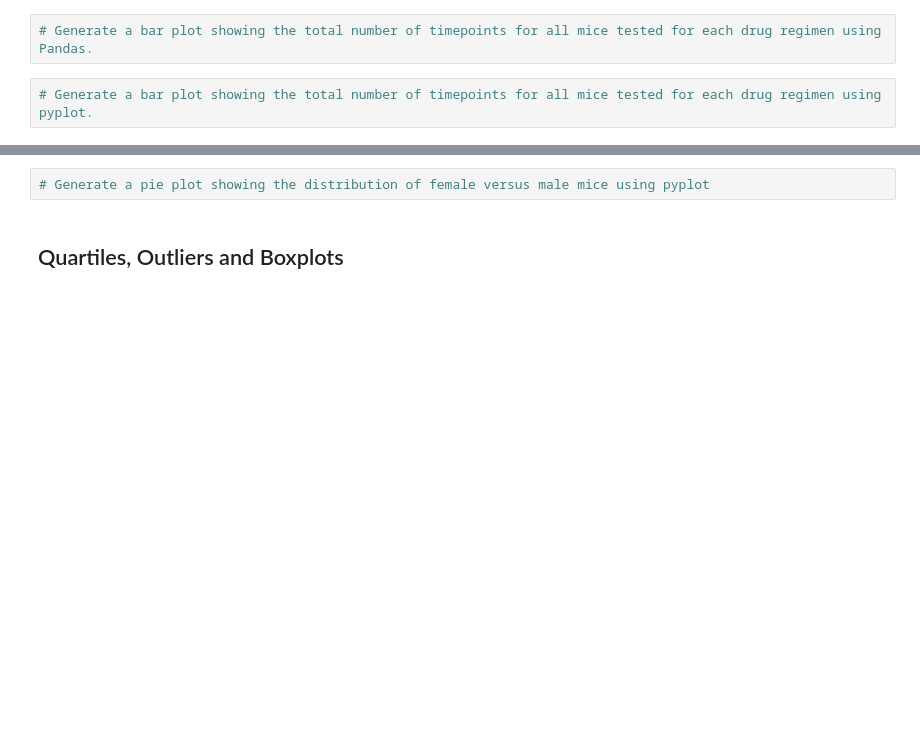
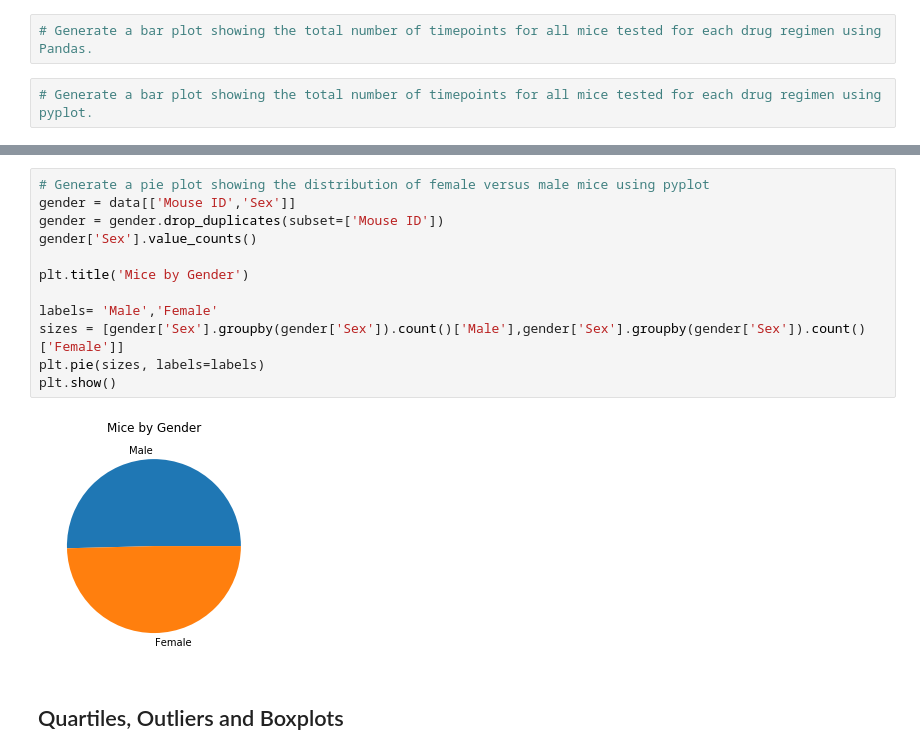
Before and after one commit to trent654321/matplotlib-challenge, a Jupyter notebook: pymaceuticals_starter.ipynb, the cells around one changed output, grey strips where cells are left out. Saved outputs shown, nothing was run; the diff lists cells and outputs as text; blank space fills up the shorter version.

```diff
--- a/pymaceuticals_starter.ipynb
+++ b/pymaceuticals_starter.ipynb
@@ -129,5 +136,17 @@ summary
-# %%
-# Generate a pie plot showing the distribution of female versus male mice using pyplot
+# %%
+# Generate a pie plot showing the distribution of female versus male mice using pyplot
+gender = data[['Mouse ID','Sex']]
+gender = gender.drop_duplicates(subset=['Mouse ID'])
+gender['Sex'].value_counts()
+
+plt.title('Mice by Gender')
+
+labels= 'Male','Female'
+sizes = [gender['Sex'].groupby(gender['Sex']).count()['Male'],gender['Sex'].groupby(gender['Sex']).count()['Female']]
+plt.pie(sizes, labels=labels)
+plt.show()
+# %% [output]
+[figure, added]
 # %% [markdown]
 ## Quartiles, Outliers and Boxplots
 # %%
```
Also changed, not shown: parts of 2 cells of this notebook.
